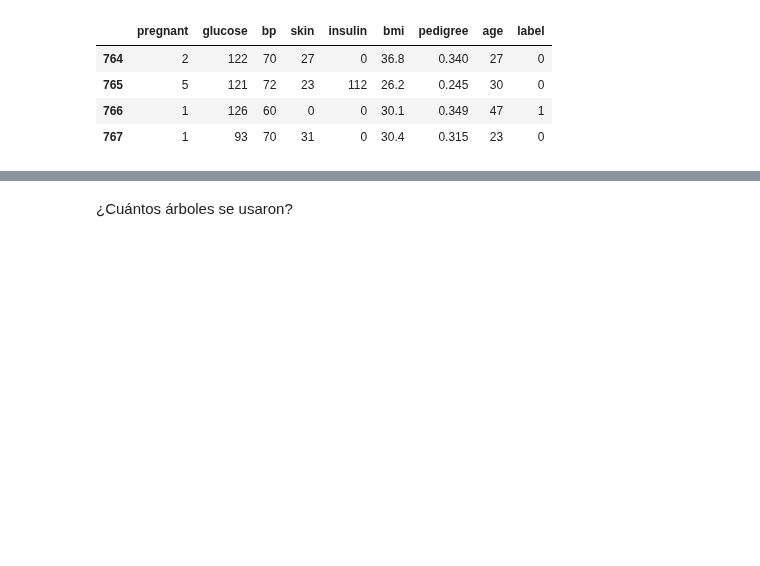
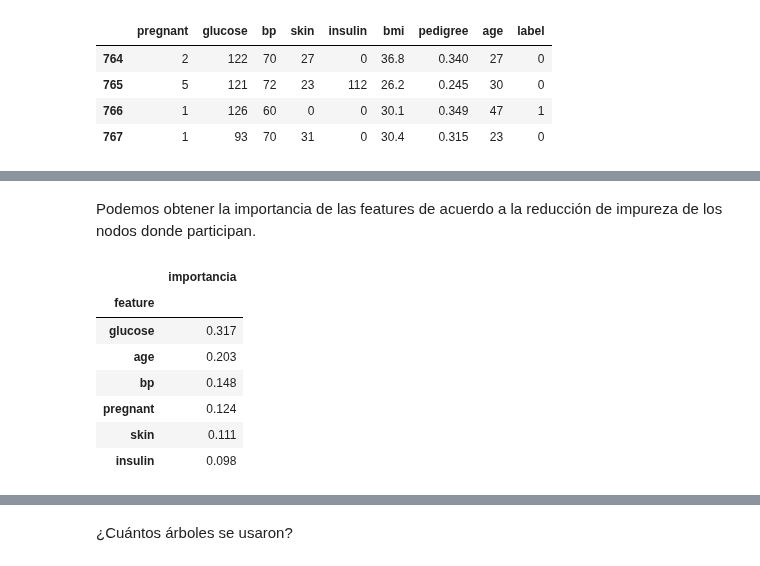
Before and after one commit to DCDPUAEM/DCDP, a Jupyter notebook: 04 Clasificación y Agrupamiento/notebooks/07-RandomForest.ipynb, the cells around one changed output, grey strips where cells are left out. Cells and saved outputs as stored; diff of their text form; code cells hidden in the pictures; blank space fills up the shorter version.

```diff
--- a/04 Clasificación y Agrupamiento/notebooks/07-RandomForest.ipynb
+++ b/04 Clasificación y Agrupamiento/notebooks/07-RandomForest.ipynb
@@ -68 +116,16 @@ Precision: 0.764
 [figure]
+# %% [markdown]
+Podemos obtener la importancia de las features de acuerdo a la reducción de impureza de los nodos donde participan.
+# %%
+importances = pd.DataFrame({'feature':feature_cols,'importancia':np.round(clf.feature_importances_,3)})
+importances.sort_values(by='importancia',ascending=False,inplace=True)
+importances.set_index('feature')
+# %% [output]
+|  | importancia |
+| feature |  |
+| glucose | 0.317 |
+| age | 0.203 |
+| bp | 0.148 |
+| pregnant | 0.124 |
+| skin | 0.111 |
+| insulin | 0.098 |
```
Also changed, not shown: parts of 27 cells of this notebook, 2 other files.
